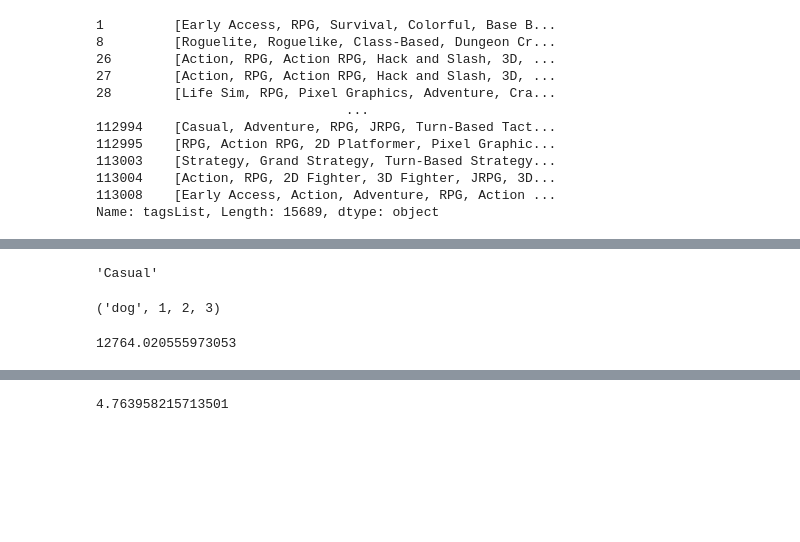
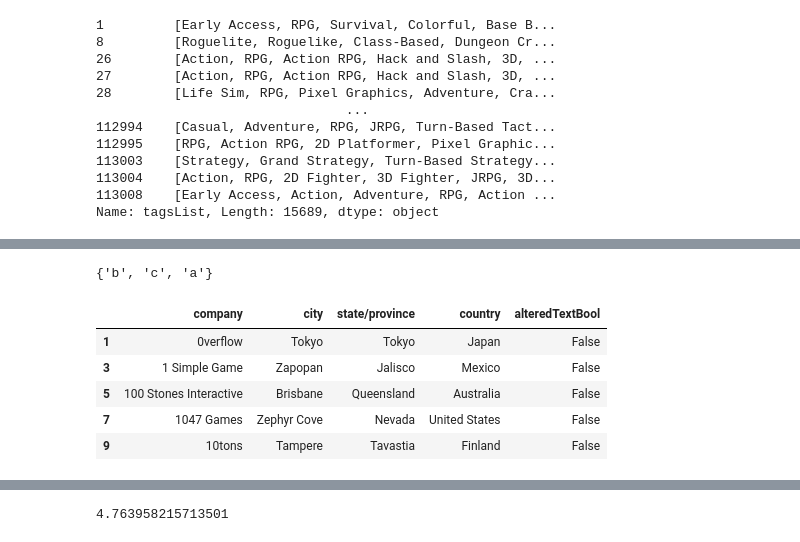
Before and after one commit to isam7/SteamScraping, a Jupyter notebook: Steam Data Analysis.ipynb, the cells around one changed output, grey strips where cells are left out. Drawn from its saved outputs; the diff is of its cells as text; code cells hidden in the pictures; blank space fills up the shorter version.

```diff
--- a/Steam Data Analysis.ipynb
+++ b/Steam Data Analysis.ipynb
@@ -193,49 +170,6 @@ TypeError: 'float' object is not iterable
-# %%
-pd.Series([j for i in range(len(rawGames.tagsList)) for j in rawGames.tagsList[i]]).unique()[0]
-# %% [output]
-'Casual'
-# %%
-tuple(['dog']+[ x for x in [1,2,3]])
-# %% [output]
-('dog', 1, 2, 3)
-# %%
-#Find number of games with each tag in every year since oldest game on Steam
-
-from os.path import exists
-
-startDate = min(rawGames['releaseDate']).year
-endDate = dt.now().year
-
-#All unique tag names
-uniqueTagNames = pd.Series([j for i in range(len(rawGames.tagsList)) for j in rawGames.tagsList[i]]).unique()
-
-startTime = time.time()
-
-if exists('SteamGamesTimeSeries.csv'):
-    gamesTimeSeries = pd.read_csv('SteamGamesTimeSeries.csv')
-    timeSeriesCSV.close()
-    print('SteamGamesTimeSeries already exists.')
-
-else:
-    timeSeriesCSV = open('SteamGamesTimeSeries.csv','w+')
-    writer = csv.writer(timeSeriesCSV)
-    writer.writerow(tuple(['tagName']+[i for i in range(startDate,endDate+1)]))
-
-    for tag in uniqueTagNames:
-        dates = range(startDate,endDate+1)
-
-        gamesCount=[]
-        for date in dates:
-            #How many games with this tag were released before "date"?
-
-            tagGames = rawGames[tagBool(rawGames,[tag])]
-
-            gamesCount.append(len(tagGames[[tagGames['releaseDate'][i].year < date for i in tagGames.index]].index))
-
-        writer.writerow(tuple([tag] + gamesCount))
-
-    timeSeriesCSV.close()
-
-print(time.time() - startTime)
-# %% [output]
-12764.020555973053
+# %%
+array = [['a','b'], ['a', 'b','c'], ['a']]
+result = {x for l in array for x in l}
+print(result)
+# %% [output]
+{'b', 'c', 'a'}
@@ -241,0 +179,9 @@ print(time.time() - startTime)
+# %%
+gameDevLocations.head()
+# %% [output]
+|  | company | city | state/province | country | alteredTextBool |
+| 1 | 0verflow | Tokyo | Tokyo | Japan | False |
+| 3 | 1 Simple Game | Zapopan | Jalisco | Mexico | False |
+| 5 | 100 Stones Interactive | Brisbane | Queensland | Australia | False |
+| 7 | 1047 Games | Zephyr Cove | Nevada | United States | False |
+| 9 | 10tons | Tampere | Tavastia | Finland | False |
```
Also changed, not shown: parts of 21 cells of this notebook, 1 other file.
